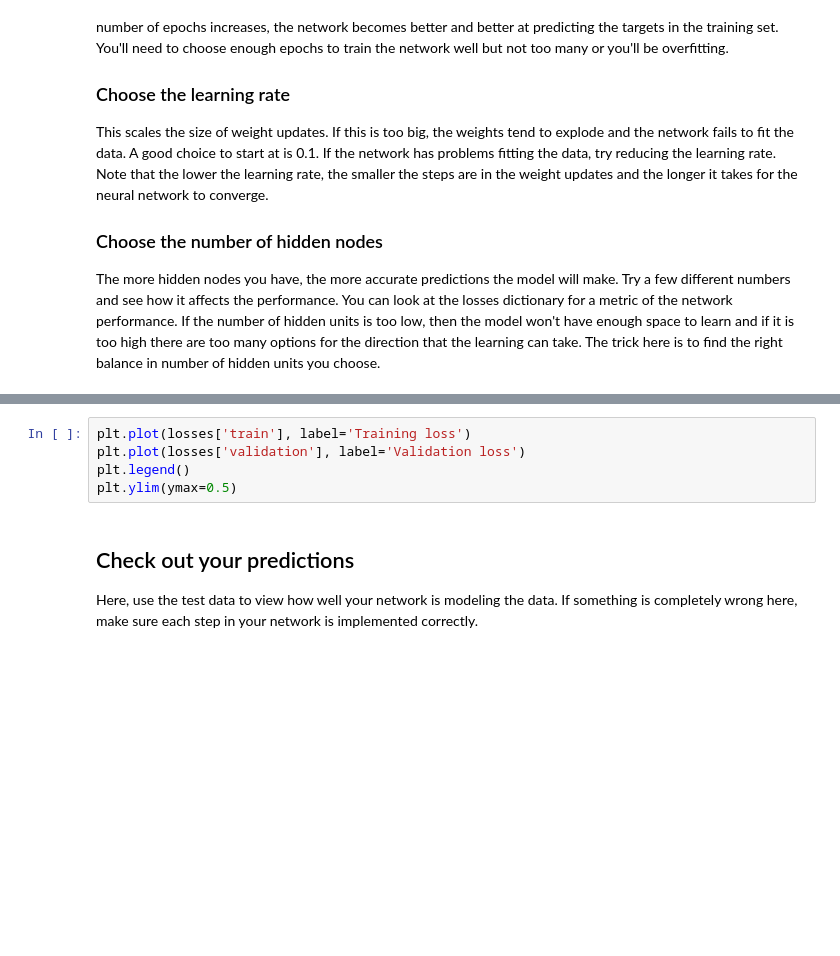
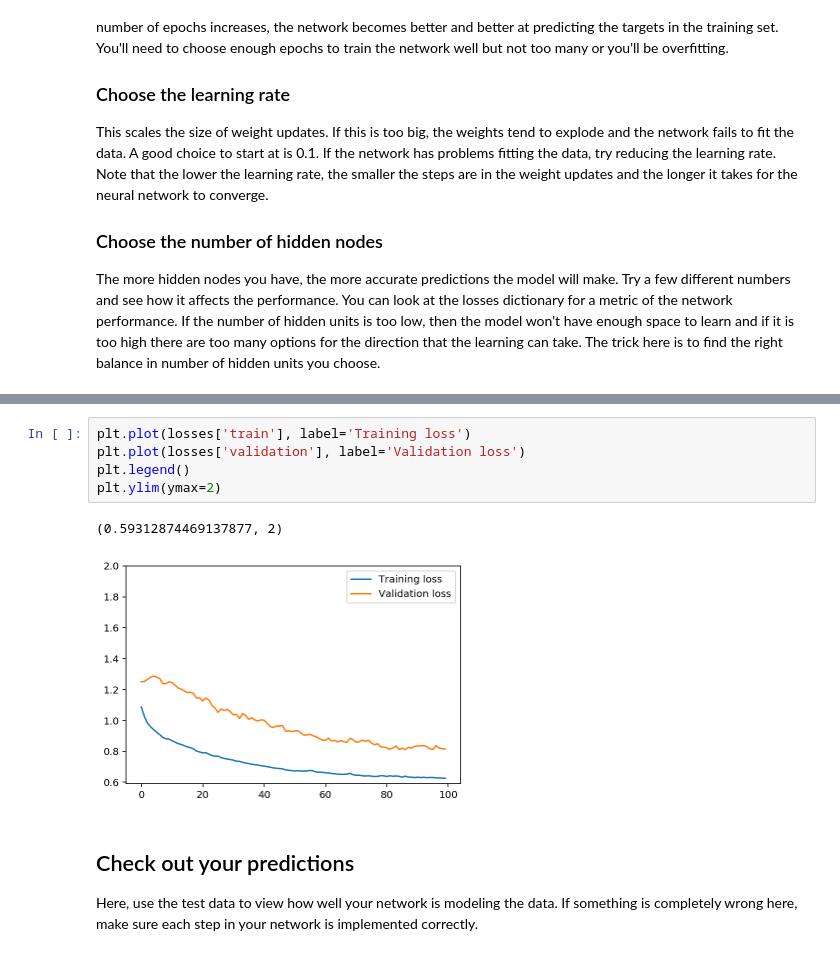
Before and after one commit to Tian-Su/deep_learning, a Jupyter notebook: DLND-your-first-network/dlnd-your-first-neural-network.ipynb, the cells around one changed output, grey strips where cells are left out. Drawn from its saved outputs; the diff is of its cells as text; blank space fills up the shorter version.

```diff
--- a/DLND-your-first-network/dlnd-your-first-neural-network.ipynb
+++ b/DLND-your-first-network/dlnd-your-first-neural-network.ipynb
@@ -202,8 +299,11 @@ for e in range(epochs):
 # %%
 plt.plot(losses['train'], label='Training loss')
 plt.plot(losses['validation'], label='Validation loss')
 plt.legend()
-plt.ylim(ymax=0.5)
+plt.ylim(ymax=2)
+# %% [output]
+(0.59312874469137877, 2)
+[figure, added]
 # %% [markdown]
 ## Check out your predictions
 
```
Also changed, not shown: parts of 12 cells of this notebook.
